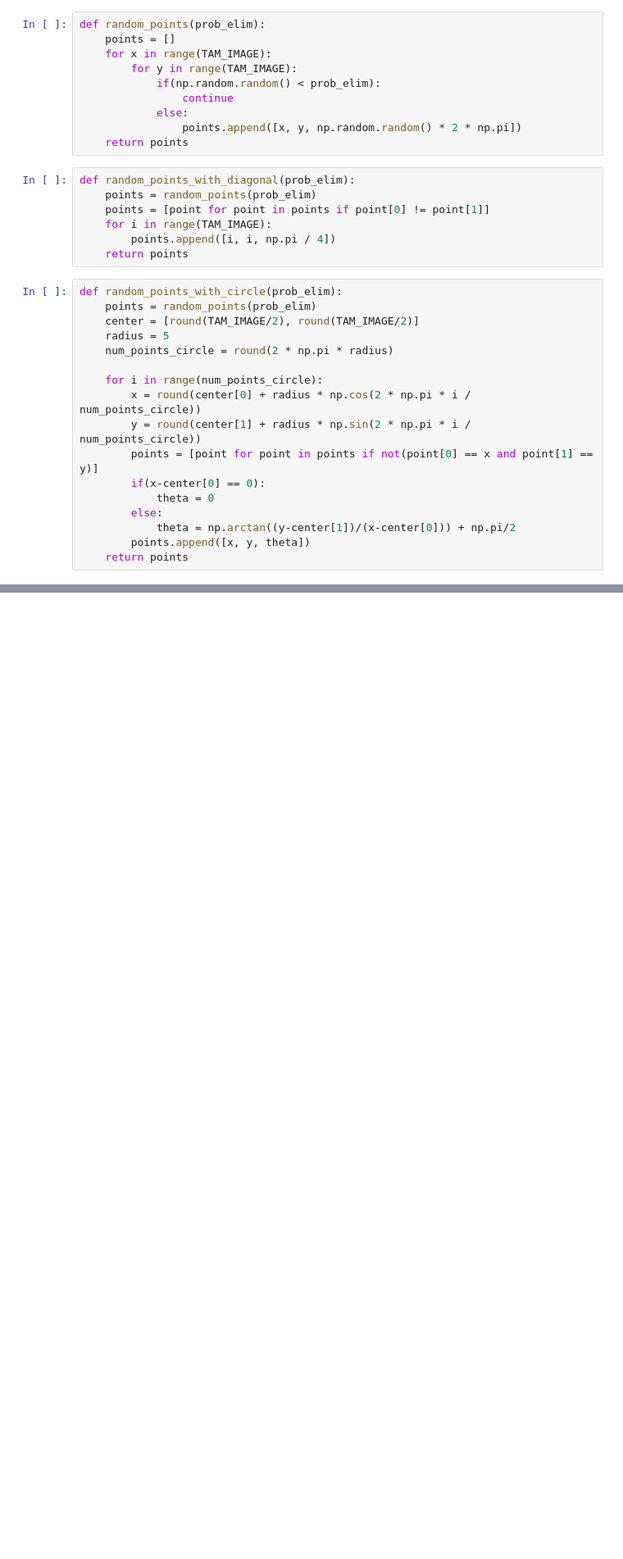
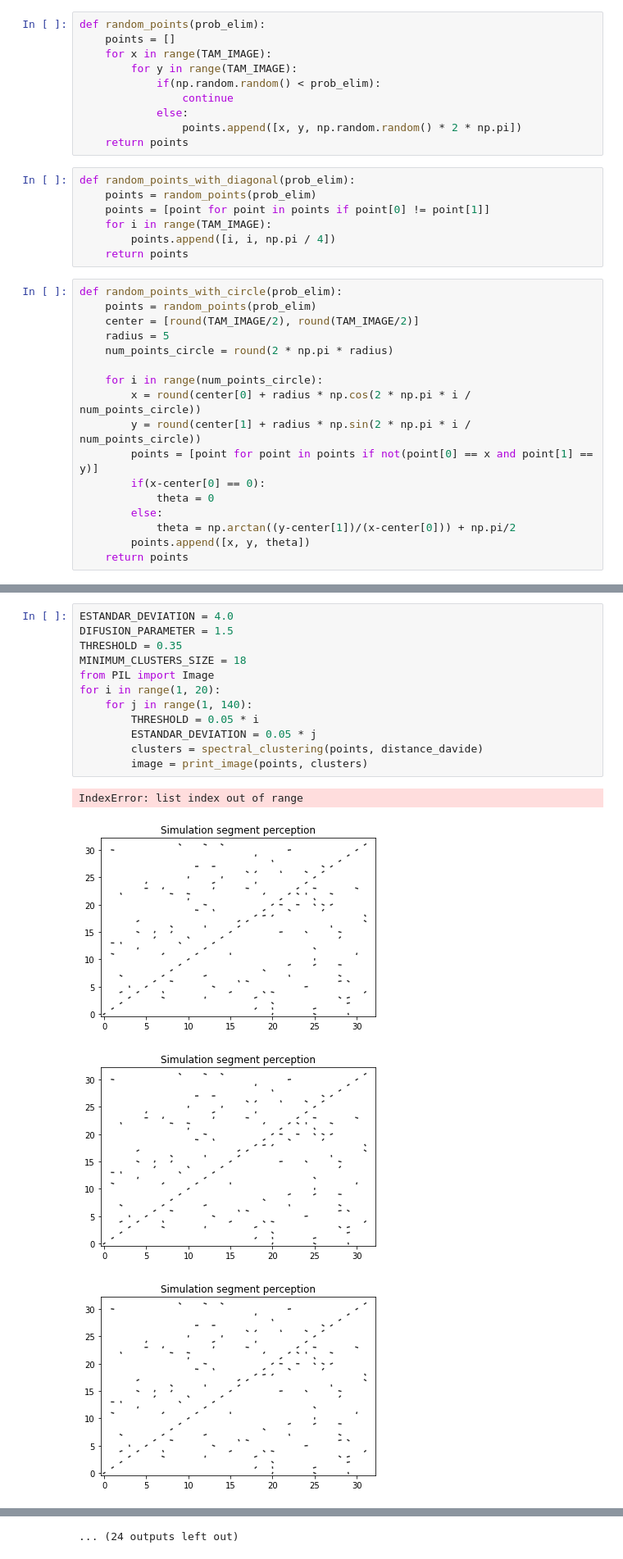
Before and after one commit to Zombor00/TFG_Math_Simulation, a Jupyter notebook: sim.ipynb, the cells around one changed output, grey strips where cells are left out. Shown at 82% size. Saved outputs shown, nothing was run; the diff lists cells and outputs as text; blank space fills up the shorter version.

```diff
--- a/sim.ipynb
+++ b/sim.ipynb
@@ -197,0 +218,17 @@ print_image(points, clusters)
+# %%
+ESTANDAR_DEVIATION = 4.0
+DIFUSION_PARAMETER = 1.5
+THRESHOLD = 0.35
+MINIMUM_CLUSTERS_SIZE = 18
+from PIL import Image
+for i in range(1, 20):
+    for j in range(1, 140):
+        THRESHOLD = 0.05 * i
+        ESTANDAR_DEVIATION = 0.05 * j
+        clusters = spectral_clustering(points, distance_davide)
+        image = print_image(points, clusters)
+# %% [output]
+IndexError: list index out of range
+[figure, added]
+[figure, added]
+[figure, added]
@@ -197,0 +243 @@ print_image(points, clusters)
+... (24 outputs left out)
```
Also changed, not shown: parts of 16 cells of this notebook, 1 other file.
